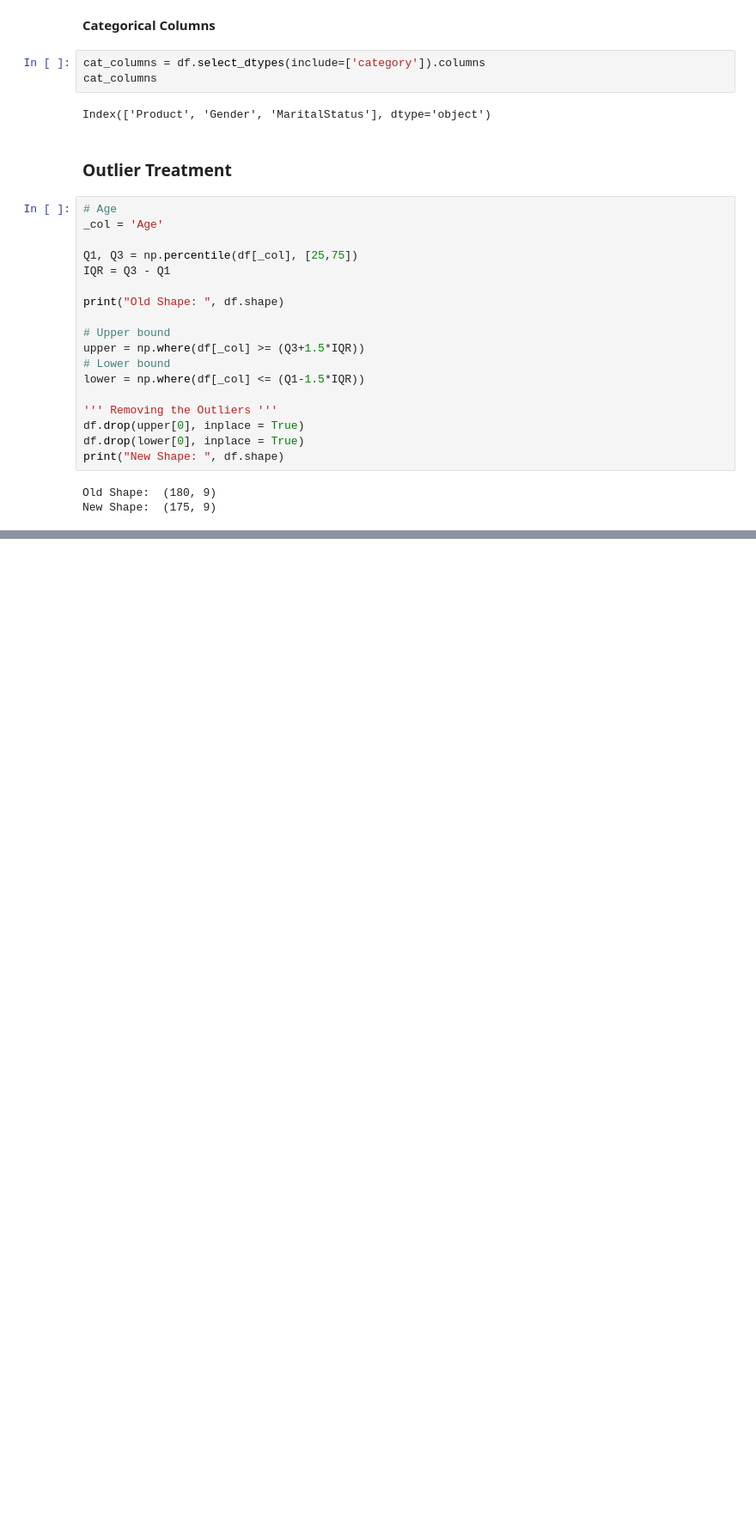
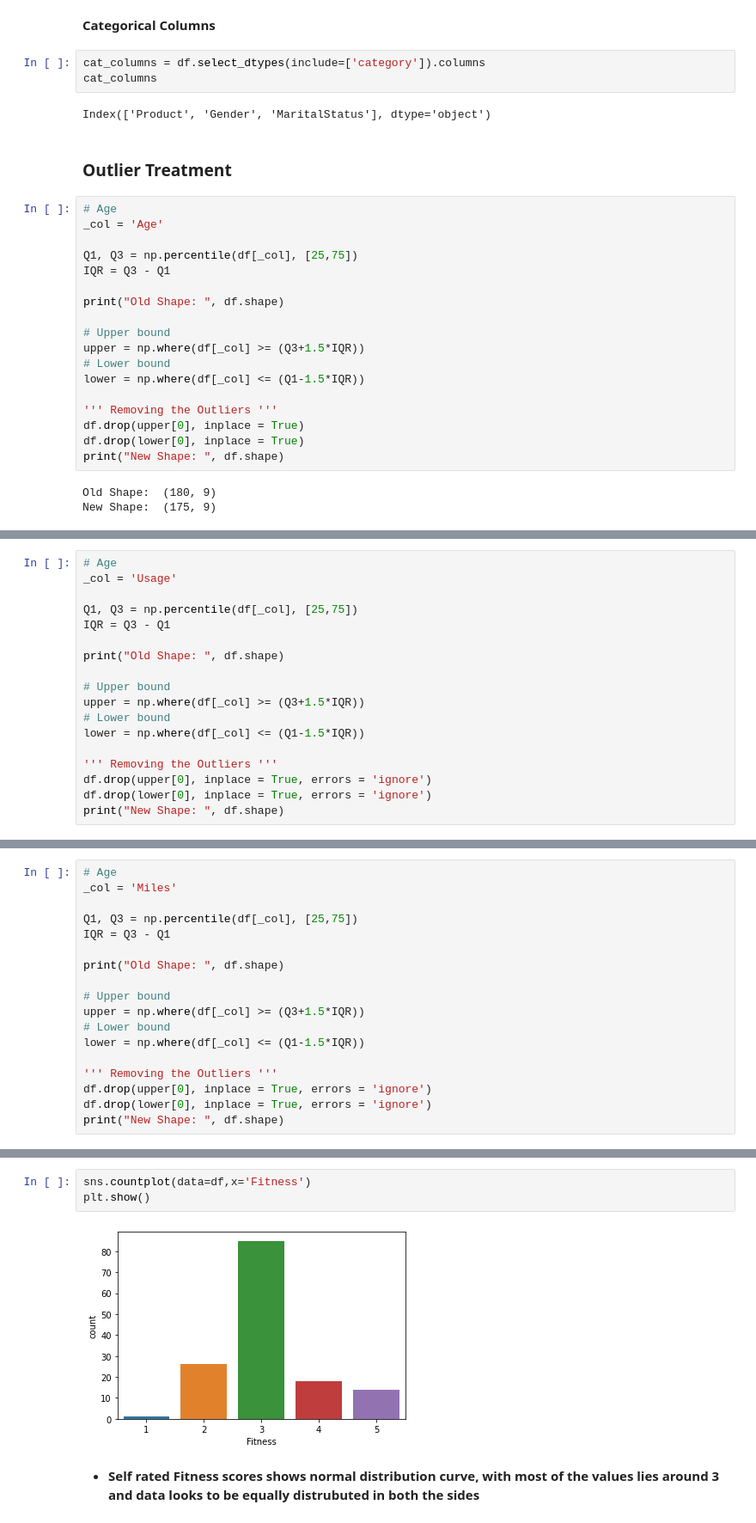
Before and after one commit to gvaishali52/coding_ninja, a Jupyter notebook: projects/aerofit_treadmill/aerofit_treadmill.ipynb, the cells around one changed output, grey strips where cells are left out. Shown at 86% size. Saved outputs shown, nothing was run; the diff lists cells and outputs as text; blank space fills up the shorter version.

```diff
--- a/projects/aerofit_treadmill/aerofit_treadmill.ipynb
+++ b/projects/aerofit_treadmill/aerofit_treadmill.ipynb
@@ -220,0 +287,18 @@ New Shape:  (175, 9)
+# %%
+# Age
+_col = 'Usage'
+
+Q1, Q3 = np.percentile(df[_col], [25,75])
+IQR = Q3 - Q1
+
+print("Old Shape: ", df.shape)
+
+# Upper bound
+upper = np.where(df[_col] >= (Q3+1.5*IQR))
+# Lower bound
+lower = np.where(df[_col] <= (Q1-1.5*IQR))
+
+''' Removing the Outliers '''
+df.drop(upper[0], inplace = True, errors = 'ignore')
+df.drop(lower[0], inplace = True, errors = 'ignore')
+print("New Shape: ", df.shape)
@@ -220,0 +308,18 @@ New Shape:  (175, 9)
+# %%
+# Age
+_col = 'Miles'
+
+Q1, Q3 = np.percentile(df[_col], [25,75])
+IQR = Q3 - Q1
+
+print("Old Shape: ", df.shape)
+
+# Upper bound
+upper = np.where(df[_col] >= (Q3+1.5*IQR))
+# Lower bound
+lower = np.where(df[_col] <= (Q1-1.5*IQR))
+
+''' Removing the Outliers '''
+df.drop(upper[0], inplace = True, errors = 'ignore')
+df.drop(lower[0], inplace = True, errors = 'ignore')
+print("New Shape: ", df.shape)
@@ -220,0 +340,7 @@ New Shape:  (175, 9)
+# %%
+sns.countplot(data=df,x='Fitness')
+plt.show()
+# %% [output]
+[figure, added]
+# %% [markdown]
+- **Self rated Fitness scores shows normal distribution curve, with most of the values lies around 3 and data looks to be equally distrubuted in both the sides**
```
Also changed, not shown: parts of 82 cells of this notebook.
